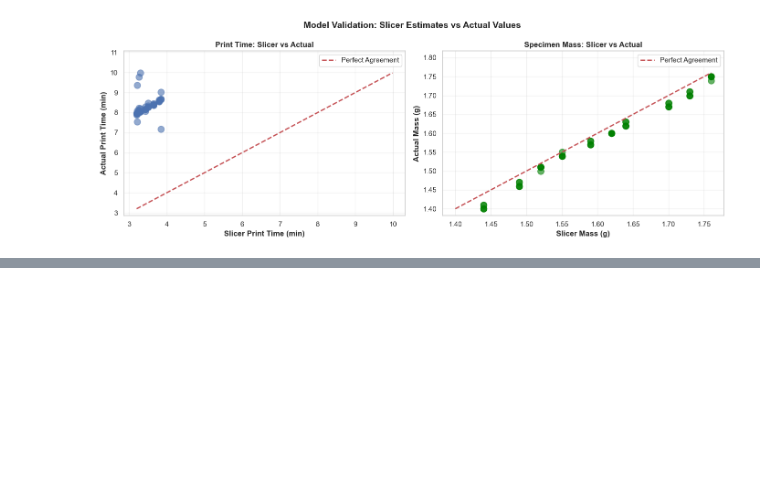
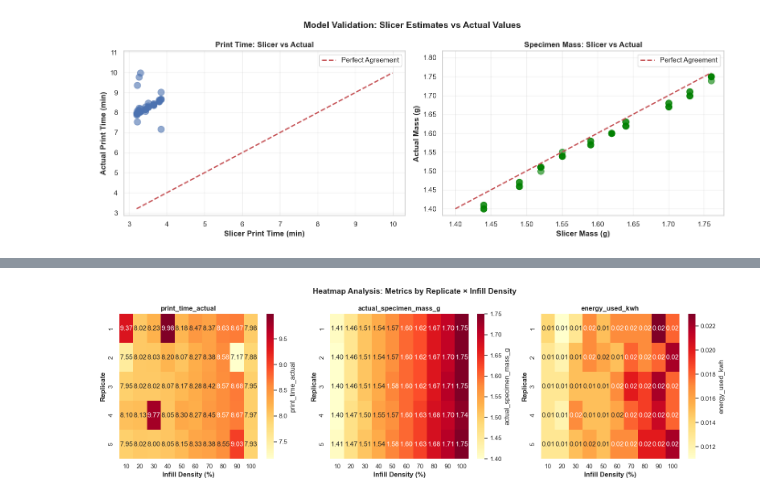
Before and after one commit to t1pen/PROJECT_OID, a Jupyter notebook: EDA.ipynb, the cells around one changed output, grey strips where cells are left out. Drawn from its saved outputs; the diff is of its cells as text; code cells hidden in the pictures; blank space fills up the shorter version.

```diff
--- a/EDA.ipynb
+++ b/EDA.ipynb
@@ -298,0 +392,19 @@ plt.show()
+# %%
+# 8. HEATMAPS BY REPLICATE AND DENSITY
+# 2D grid view showing patterns across replicates and densities
+
+fig, axes = plt.subplots(1, 3, figsize=(16, 5))
+fig.suptitle('Heatmap Analysis: Metrics by Replicate × Infill Density', fontsize=14, fontweight='bold')
+
+for idx, col in enumerate(summary_metrics):
+    pivot_data = df.pivot_table(values=col, index='replicate_no',
+                                 columns='infill_density_percent', aggfunc='mean')
+    sns.heatmap(pivot_data, annot=True, fmt='.2f', cmap='YlOrRd', ax=axes[idx], cbar_kws={'label': col})
+    axes[idx].set_title(f'{col}', fontweight='bold')
+    axes[idx].set_xlabel('Infill Density (%)', fontweight='bold')
+    axes[idx].set_ylabel('Replicate', fontweight='bold')
+
+plt.tight_layout()
+plt.show()
+# %% [output]
+[figure, added]
```
Also changed, not shown: parts of 21 cells of this notebook.
